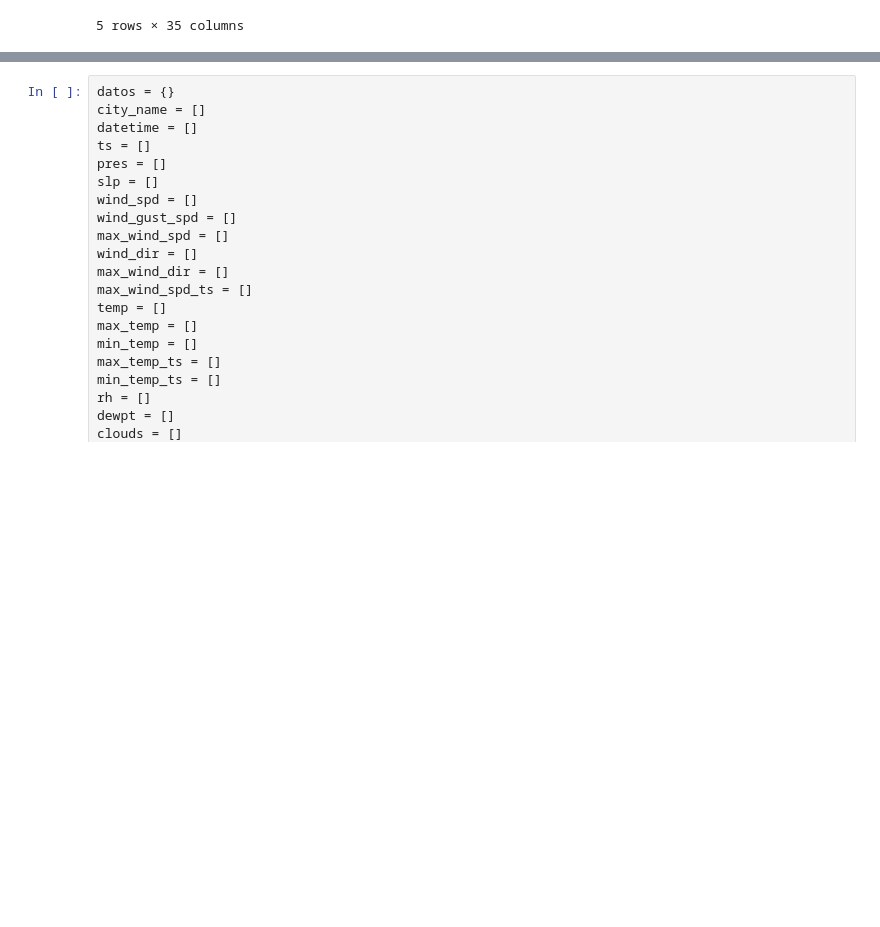
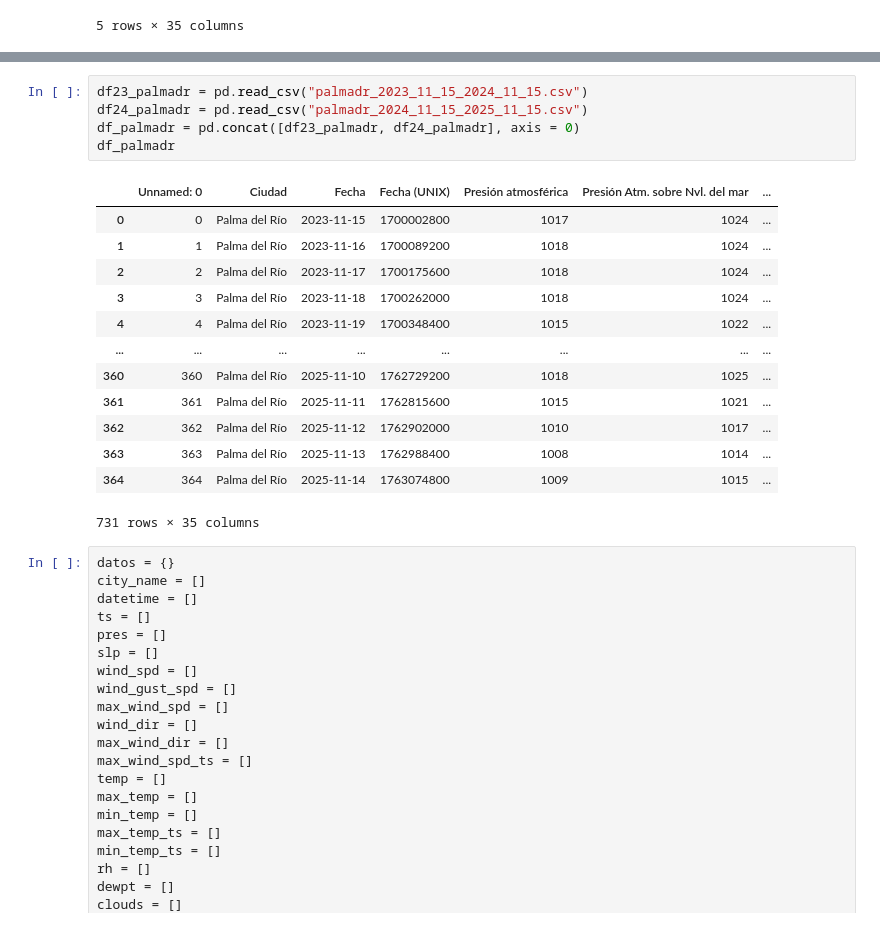
Before and after one commit to Belenm1995/Proyecto_Equipo_D, a Jupyter notebook: Proyecto_D/andrea.ipynb, the cells around one changed output, grey strips where cells are left out. Drawn from its saved outputs; the diff is of its cells as text; blank space fills up the shorter version.

Commit message:
Actualización dataframes

```diff
--- a/Proyecto_D/andrea.ipynb
+++ b/Proyecto_D/andrea.ipynb
@@ -169,3 +163,22 @@ pd.concat([df21_coruña, df22_coruña, df23_coruña,df24_coruña], axis = 0)
+# %%
+df23_palmadr = pd.read_csv("palmadr_2023_11_15_2024_11_15.csv")
+df24_palmadr = pd.read_csv("palmadr_2024_11_15_2025_11_15.csv")
+df_palmadr = pd.concat([df23_palmadr, df24_palmadr], axis = 0)
+df_palmadr
+# %% [output]
+|  | Unnamed: 0 | Ciudad | Fecha | Fecha (UNIX) | Presión atmosférica | Presión Atm. sobre Nvl. del mar | ... |
+| 0 | 0 | Palma del Río | 2023-11-15 | 1700002800 | 1017 | 1024 | ... |
+| 1 | 1 | Palma del Río | 2023-11-16 | 1700089200 | 1018 | 1024 | ... |
+| 2 | 2 | Palma del Río | 2023-11-17 | 1700175600 | 1018 | 1024 | ... |
+| 3 | 3 | Palma del Río | 2023-11-18 | 1700262000 | 1018 | 1024 | ... |
+| 4 | 4 | Palma del Río | 2023-11-19 | 1700348400 | 1015 | 1022 | ... |
+| ... | ... | ... | ... | ... | ... | ... | ... |
+| 360 | 360 | Palma del Río | 2025-11-10 | 1762729200 | 1018 | 1025 | ... |
+| 361 | 361 | Palma del Río | 2025-11-11 | 1762815600 | 1015 | 1021 | ... |
+| 362 | 362 | Palma del Río | 2025-11-12 | 1762902000 | 1010 | 1017 | ... |
+| 363 | 363 | Palma del Río | 2025-11-13 | 1762988400 | 1008 | 1014 | ... |
+| 364 | 364 | Palma del Río | 2025-11-14 | 1763074800 | 1009 | 1015 | ... |
+731 rows × 35 columns
 # %%
 datos = {}
 city_name = []
```
Also changed, not shown: parts of 2 cells of this notebook.
